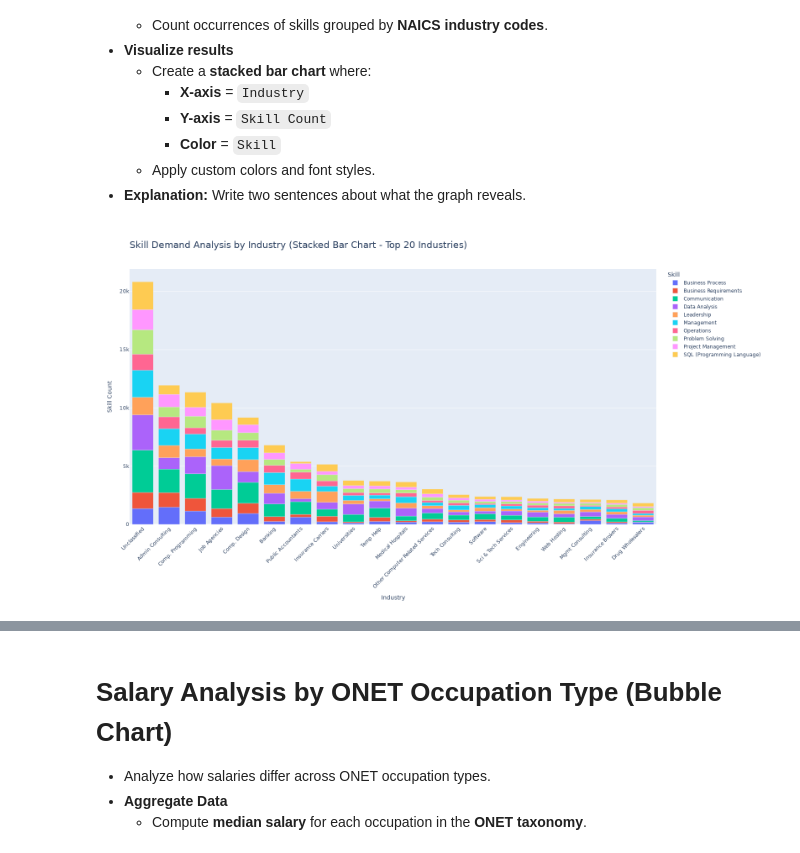
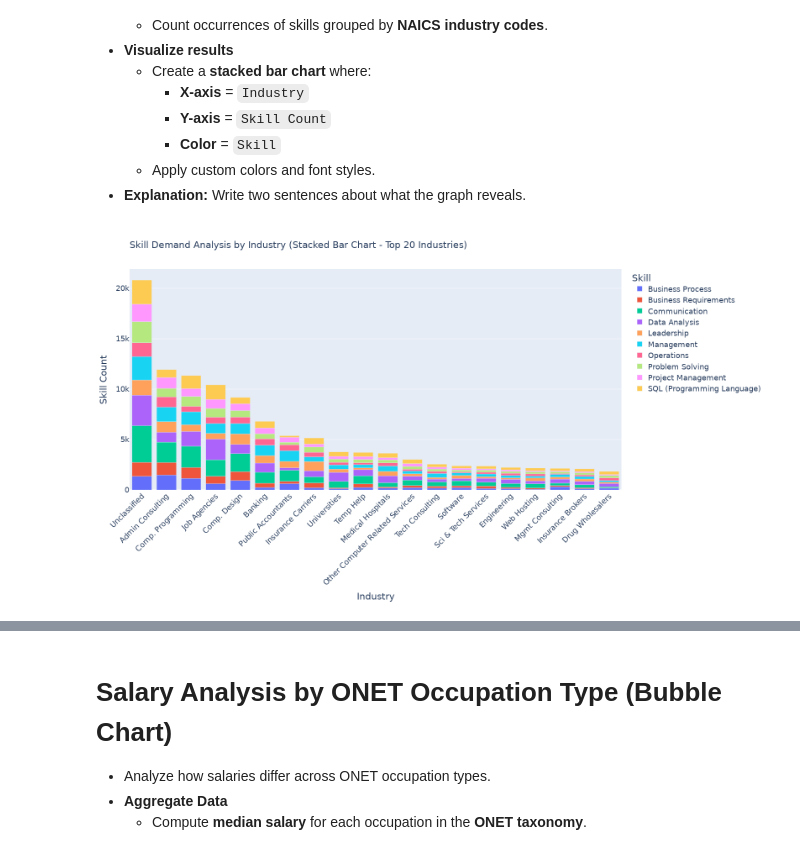
Before and after one commit to met-ad-688/lab06-prabuj1611, a Jupyter notebook: lab06_prabu.ipynb, the cells around one changed output, grey strips where cells are left out. Saved outputs shown, nothing was run; the diff lists cells and outputs as text; code cells hidden in the pictures.

```diff
--- a/lab06_prabu.ipynb
+++ b/lab06_prabu.ipynb
@@ -617,33 +631,33 @@ def map_industry_name(industry):
 
 pdf_grouped.index = pdf_grouped.index.to_series().apply(map_industry_name)
 
 # **Step 14: Convert DataFrame to long format for Plotly**
 pdf_melted = pdf_grouped.reset_index().melt(id_vars=["NAICS_2022_6_NAME"], var_name="Skill", value_name="Skill Count")
 
 # **Step 15: Create the Stacked Bar Chart using Plotly**
 fig = px.bar(
     pdf_melted,
     x="NAICS_2022_6_NAME",
     y="Skill Count",
     color="Skill",
     title="Skill Demand Analysis by Industry (Stacked Bar Chart - Top 20 Industries)",
     labels={"NAICS_2022_6_NAME": "Industry", "Skill Count": "Skill Count"},
     width=1600,  # Larger figure width
     height=900,  # Larger figure height
 )
 
 # **Step 16: Customize layout**
 fig.update_layout(
     font_family="Arial",
-    font_size=12,
-    title_font_size=22,
+    font_size=18,
+    title_font_size=25,
     xaxis_title="Industry",
     yaxis_title="Skill Count",
     legend_title="Skill",
     xaxis=dict(tickangle=-45),  # Rotate x-axis labels for readability
 )
 
 # **Step 17: Show the interactive Plot**
 fig.show()
 # %% [output]
-[figure, old version]
+[figure, new version]
```
Also changed, not shown: parts of 7 cells of this notebook, 1 other file.
